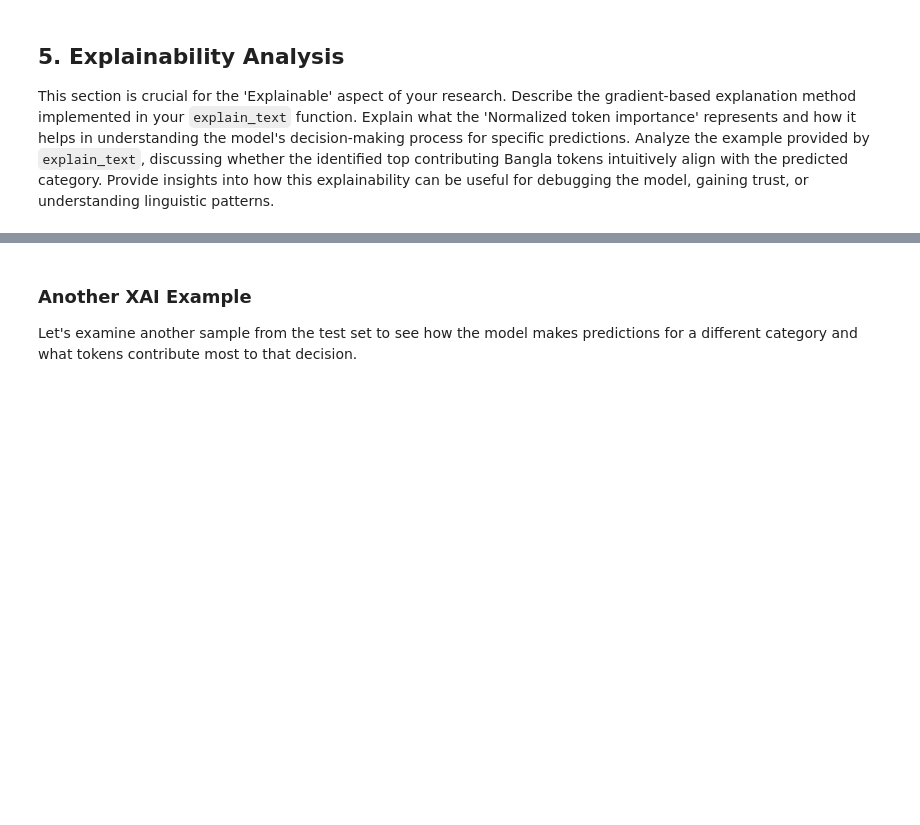
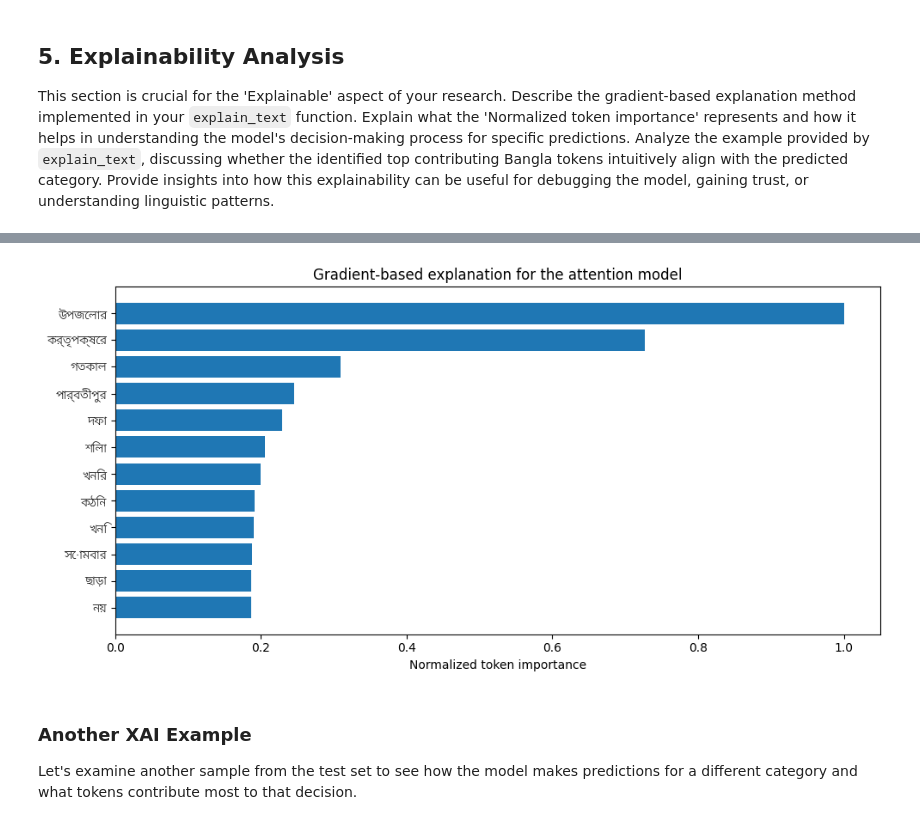
Before and after one commit to mahmudscode/NLP_work, a Jupyter notebook: NLP_WORK.ipynb, the cells around one changed output, grey strips where cells are left out. Cells and saved outputs as stored; diff of their text form; code cells hidden in the pictures; blank space fills up the shorter version.

```diff
--- a/NLP_WORK.ipynb
+++ b/NLP_WORK.ipynb
@@ -828,3 +874,96 @@ Using font from path: /usr/share/fonts/truetype/noto/NotoSerifBengali-CondensedL
 ## 5. Explainability Analysis
 
 This section is crucial for the 'Explainable' aspect of your research. Describe the gradient-based explanation method implemented in your `explain_text` function. Explain what the 'Normalized token importance' represents and how it helps in understanding the model's decision-making process for specific predictions. Analyze the example provided by `explain_text`, discussing whether the identified top contributing Bangla tokens intuitively align with the predicted category. Provide insights into how this explainability can be useful for debugging the model, gaining trust, or understanding linguistic patterns.
+# %%
+import numpy as np
+import matplotlib.pyplot as plt
+import tensorflow as tf
+import matplotlib.font_manager as fm # Import font_manager
+
+reverse_word_index = {index: word for word, index in tokenizer.word_index.items()}
+
+bengali_class_names = encoder.classes_
+
+def explain_text(text, model=attention_model, top_k=12):
+    cleaned_text = clean_text(text)
+    sequence = tokenizer.texts_to_sequences([cleaned_text])
+    padded = pad_sequences(sequence, maxlen=MAX_LEN, padding="post", truncating="post")
+    input_tensor = tf.convert_to_tensor(padded)
+
+    embedding_layer = model.layers[1]
+    bilstm_layer = model.layers[2]
+    attention_layer = model.layers[3]
+    pool_layer = model.layers[4]
+    dense_layer = model.layers[5]
+    dropout_layer = model.layers[6]
+    output_layer = model.layers[7]
+
+    with tf.GradientTape() as tape:
+        embeddings = embedding_layer(input_tensor)
+        tape.watch(embeddings)
+        sequence_output = bilstm_layer(embeddings, training=False)
+        attention_output = attention_layer([sequence_output, sequence_output])
+        pooled_output = pool_layer(attention_output)
+        dense_output = dense_layer(pooled_output)
+        dropout_output = dropout_layer(dense_output, training=False)
+        probabilities = output_layer(dropout_output, training=False)
+        predicted_class = tf.argmax(probabilities[0])
+        class_score = probabilities[:, predicted_class]
+
+    gradients = tape.gradient(class_score, embeddings)[0]
+    token_scores = tf.reduce_sum(tf.abs(gradients) * tf.abs(embeddings[0]), axis=-1).numpy()
+
+    tokens = [reverse_word_index.get(int(token_id), "") for token_id in padded[0] if int(token_id) != 0]
+    token_scores = token_scores[:len(tokens)]
+
+    valid_tokens = []
+    valid_scores = []
+    for token, score in zip(tokens, token_scores):
+        if token.strip():
+            valid_tokens.append(token)
+            valid_scores.append(float(score))
+
+    if not valid_tokens:
+        print("No explainable tokens found for this sample.")
+        return
+
+    scores = np.array(valid_scores, dtype=float)
+    if scores.max() > 0:
+        scores = scores / scores.max()
+
+    top_indices = np.argsort(scores)[-min(top_k, len(scores)):]
+    top_tokens = [valid_tokens[i] for i in top_indices]
+    top_scores = scores[top_indices]
+
+    # Use bengali_class_names to get the correct label
+    predicted_label = bengali_class_names[int(predicted_class.numpy())]
+    predicted_probability = float(tf.reduce_max(probabilities).numpy())
+
+    print(f"Predicted label: {predicted_label}")
+    print(f"Confidence: {predicted_probability:.4f}")
+    print("Top contributing Bangla tokens:")
+
+    ranked = sorted(zip(top_tokens, top_scores), key=lambda item: item[1], reverse=True)
+    for token, score in ranked:
+        print(f"{token}: {score:.4f}")
+
+    plt.figure(figsize=(10, 5))
+
+    # Rely on global rcParams for font handling, which includes fallbacks.
+    # The bengali_font_path logic is no longer needed here as rcParams handle it.
+
+    ordered_indices = np.argsort(top_scores)
+    plt.barh(np.array(top_tokens)[ordered_indices], top_scores[ordered_indices], color="#1f77b4")
+
+    # Apply sans-serif font family, letting rcParams handle primary and fallback fonts
+    plt.yticks(fontfamily='sans-serif')
+    plt.xlabel("Normalized token importance", fontfamily='sans-serif')
+    plt.title("Gradient-based explanation for the attention model", fontfamily='sans-serif')
+    plt.tight_layout()
+    plt.show()
+
+sample_index = 0
+sample_text = X_test.iloc[sample_index]
+print("Actual label:", bengali_class_names[int(y_test.iloc[sample_index])]) # Use bengali_class_names
+explain_text(sample_text)
+# %% [output]
@@ -831,3 +987,4 @@ This section is crucial for the 'Explainable' aspect of your research. Describe
+[figure, added]
 # %%
 attention_model.save(
     "/content/drive/MyDrive/attention_bilstm_bangla.keras"
```
Also changed, not shown: parts of 31 cells of this notebook.
